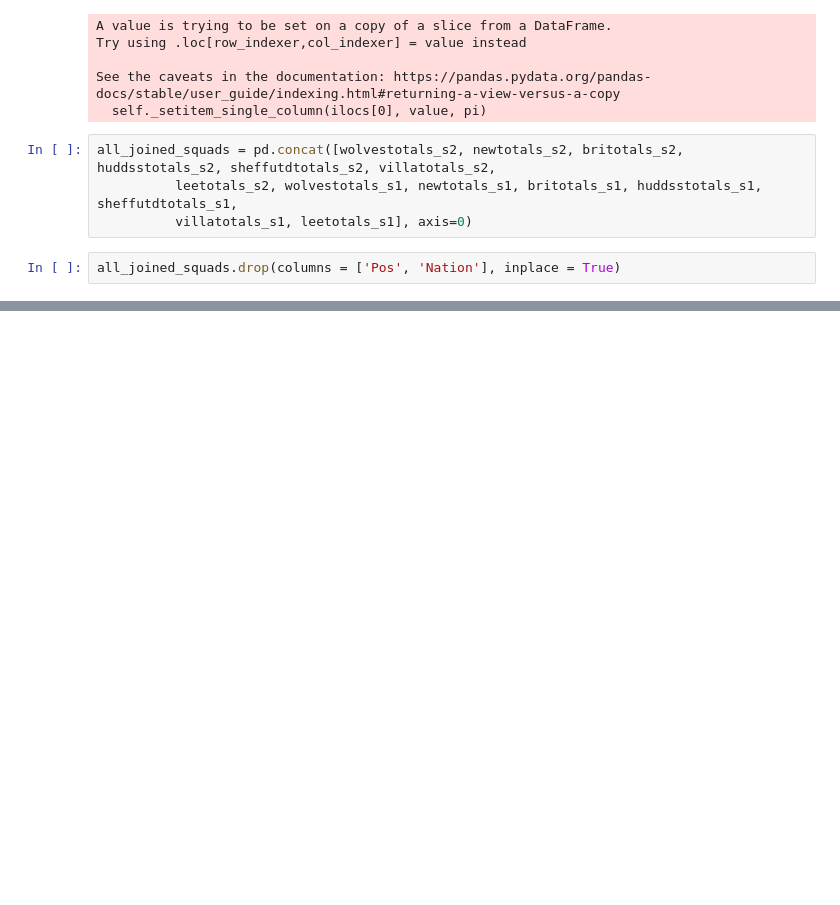
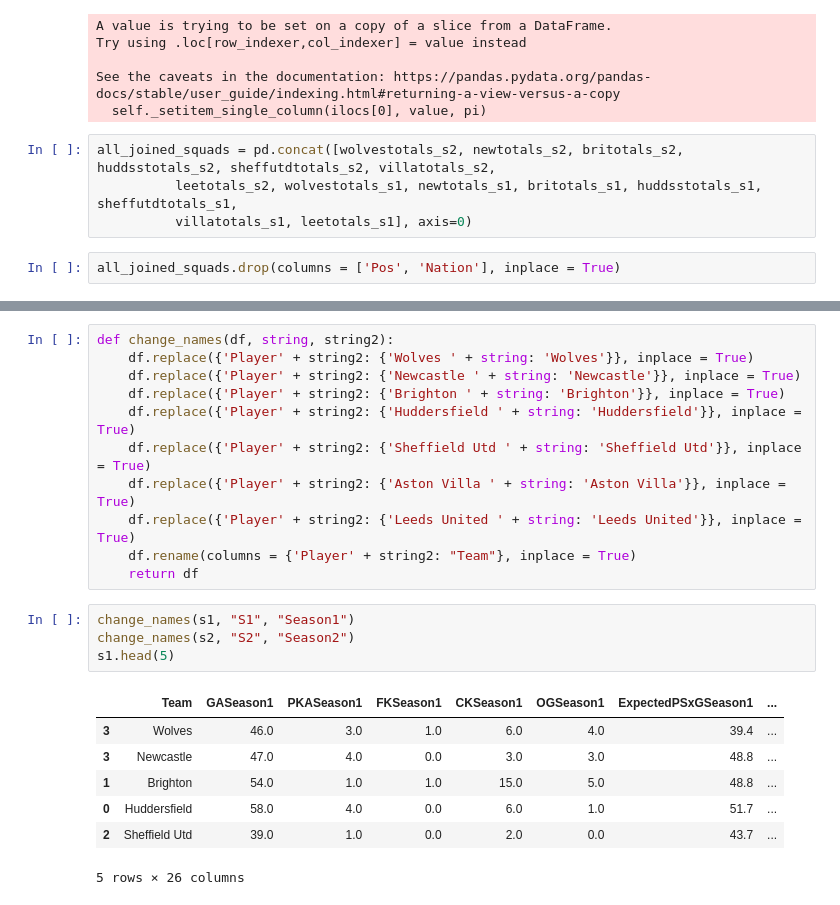
Before and after one commit to kiansweeney11/xg-data-analysis, a Jupyter notebook: filtering.ipynb, the cells around one changed output, grey strips where cells are left out. Cells and saved outputs as stored; diff of their text form; blank space fills up the shorter version.

```diff
--- a/filtering.ipynb
+++ b/filtering.ipynb
@@ -86,0 +146,23 @@ all_joined_squads.drop(columns = ['Pos', 'Nation'], inplace = True)
+# %%
+def change_names(df, string, string2):
+    df.replace({'Player' + string2: {'Wolves ' + string: 'Wolves'}}, inplace = True)
+    df.replace({'Player' + string2: {'Newcastle ' + string: 'Newcastle'}}, inplace = True)
+    df.replace({'Player' + string2: {'Brighton ' + string: 'Brighton'}}, inplace = True)
+    df.replace({'Player' + string2: {'Huddersfield ' + string: 'Huddersfield'}}, inplace = True)
+    df.replace({'Player' + string2: {'Sheffield Utd ' + string: 'Sheffield Utd'}}, inplace = True)
+    df.replace({'Player' + string2: {'Aston Villa ' + string: 'Aston Villa'}}, inplace = True)
+    df.replace({'Player' + string2: {'Leeds United ' + string: 'Leeds United'}}, inplace = True)
+    df.rename(columns = {'Player' + string2: "Team"}, inplace = True)
+    return df
+# %%
+change_names(s1, "S1", "Season1")
+change_names(s2, "S2", "Season2")
+s1.head(5)
+# %% [output]
+|  | Team | GASeason1 | PKASeason1 | FKSeason1 | CKSeason1 | OGSeason1 | ExpectedPSxGSeason1 | ... |
+| 3 | Wolves | 46.0 | 3.0 | 1.0 | 6.0 | 4.0 | 39.4 | ... |
+| 3 | Newcastle | 47.0 | 4.0 | 0.0 | 3.0 | 3.0 | 48.8 | ... |
+| 1 | Brighton | 54.0 | 1.0 | 1.0 | 15.0 | 5.0 | 48.8 | ... |
+| 0 | Huddersfield | 58.0 | 4.0 | 0.0 | 6.0 | 1.0 | 51.7 | ... |
+| 2 | Sheffield Utd | 39.0 | 1.0 | 0.0 | 2.0 | 0.0 | 43.7 | ... |
+5 rows × 26 columns
```
Also changed, not shown: parts of 10 cells of this notebook, 2 other files.
